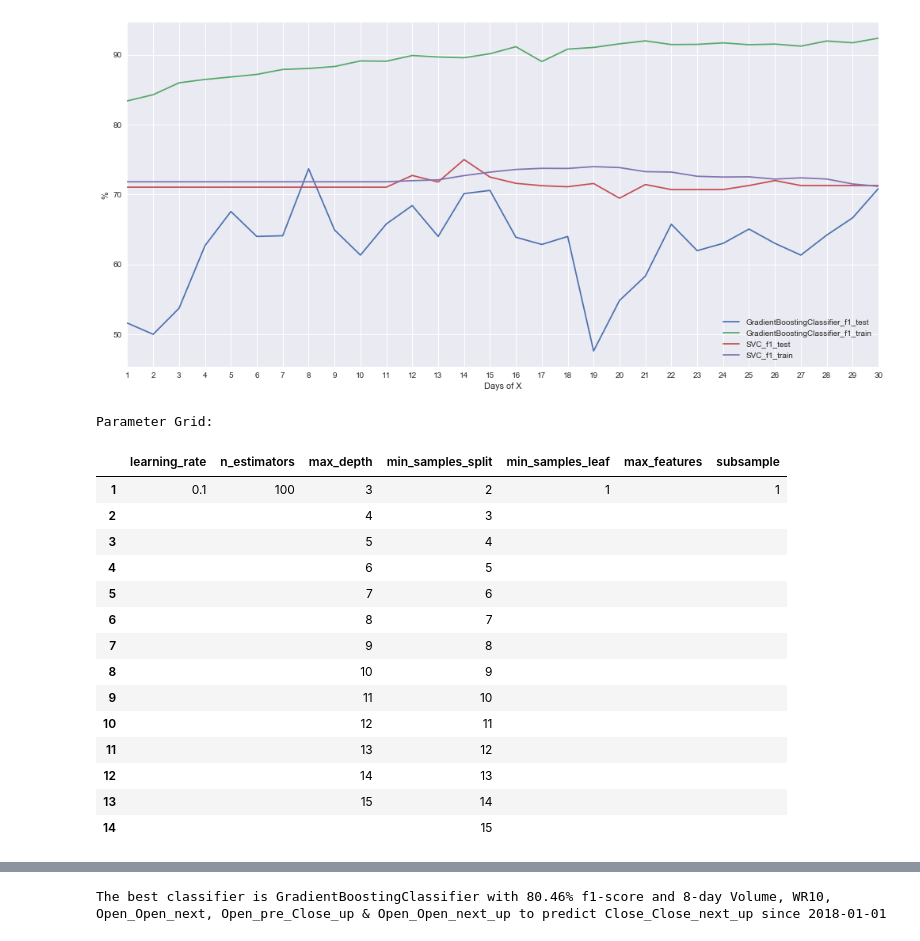
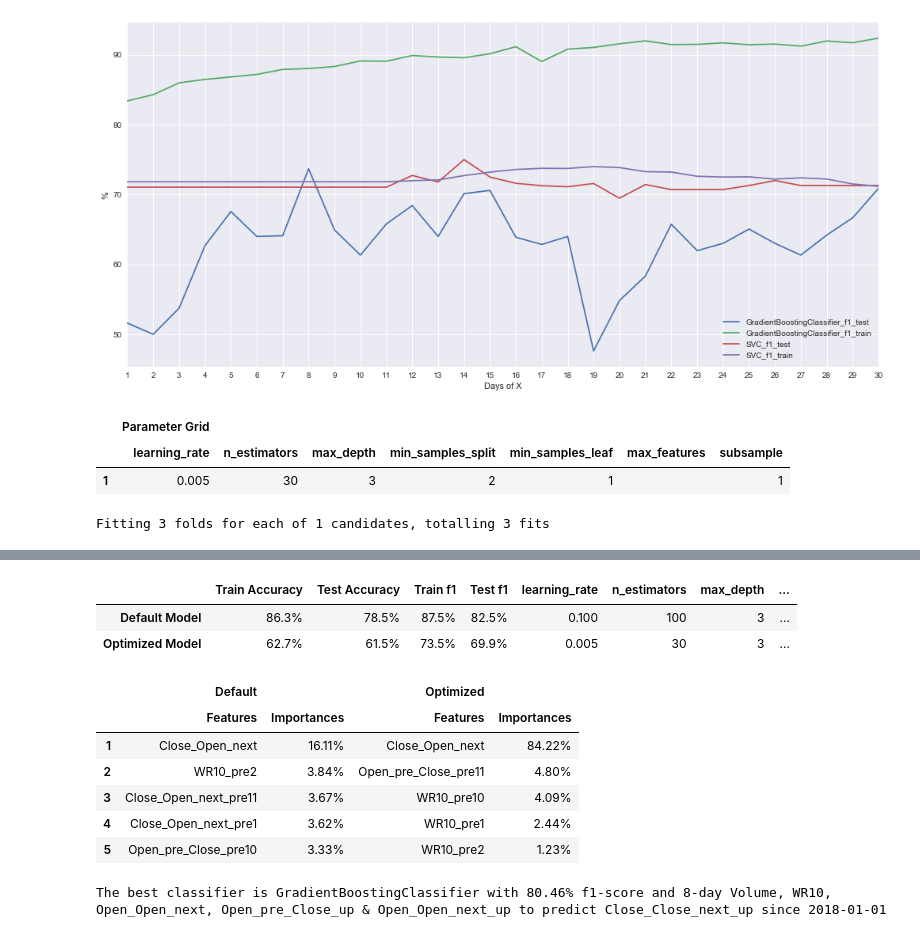
Before and after one commit to Mincent/capstone, a Jupyter notebook: report.ipynb, the cells around one changed output, grey strips where cells are left out. Saved outputs shown, nothing was run; the diff lists cells and outputs as text; code cells hidden in the pictures.

Commit message:
tune basic grid

```diff
--- a/report.ipynb
+++ b/report.ipynb
@@ -907,31 +906,41 @@ def Grid   (clf, parameters,                     X = X, y = y, feature = X_all,
 # %%
 feature          = results_best['feature']
 feature          = X_base + X_vec + X_up + X_stat
+feature          = [
+            'Volume'            ,
+            'Open_pre_Close'    ,
+            'Close_pre_Close_up',
+            'Open_Close_up'     ,
+            'Close_Open_next'   ,
+            'WR10'              ,
+                 ]
 
 parameters = OrderedDict([
     ('learning_rate'    ,
 #       list(np.arange    (
-#         0.05            ,
-#         0.2             ,
+# #         0.05            ,
+#         0.1             ,
+#         0.2 +0.05       ,
 #         0.05
 #                        ))+
     [
-#         0.005           ,
+#         0.001           ,
+        0.005           ,
 #         0.01            ,
 #         0.05            ,
-        0.1             , # default
+#         0.1             , # default
 #         0.2             ,
     ]                  ),
     ('n_estimators'     ,
 #       range            (
-# #        30               ,
-# #        40               ,
-#        80 +1            ,
-# #       100               , # default
-#       110 +1            ,
+#        20               ,
+#        50               ,
+# #        80 +1            ,
+# #       100 +1            , # default
 #        10
 #                        )+
     [
+       30               ,
 #        40               ,
 #      2*40               ,
 #      4*40               ,
@@ -939,7 +948,7 @@ parameters = OrderedDict([
 #     40*40               ,
 #        50               ,
 #        60               ,
-      100               , # default
+#       100               , # default
 #     10*50               ,
 #     20*50               ,
     ]                  ),
@@ -948,8 +957,8 @@ parameters = OrderedDict([
 #         2               ,
         3               , # default
 #         5               ,
-#         8 +1            ,
-       16               ,
+        8 +1            ,
+#        16               ,
                        )+
     [
 #         2               ,
@@ -963,11 +972,11 @@ parameters = OrderedDict([
         2               , # default
 #         7               , # 0.5*len(y)
 #         9               , # 0.5*len(y)
-#        15 +1            , #     len(y)
+       15 +1            , #     len(y)
        16               ,
                        )+
     [
-#         2               , # default
+        2               , # default
 #         3               ,
 #         5               ,
 #         7               , # 0.5*len(y)
@@ -1020,22 +1029,10 @@ grid, importances = Grid(
 #     SVC(),
     parameters, X, y,
     feature,
-    feature_days = 10
+    feature_days = 12
 )
 # %% [output]
+|  | Parameter Grid |  |  |  |  |  |  |
+|  | learning_rate | n_estimators | max_depth | min_samples_split | min_samples_leaf | max_features | subsample |
+| 1 | 0.005 | 30 | 3 | 2 | 1 |  | 1 |
-Parameter Grid:
+Fitting 3 folds for each of 1 candidates, totalling 3 fits
-|  | learning_rate | n_estimators | max_depth | min_samples_split | min_samples_leaf | max_features | subsample |
-| 1 | 0.1 | 100 | 3 | 2 | 1 |  | 1 |
-| 2 |  |  | 4 | 3 |  |  |  |
-| 3 |  |  | 5 | 4 |  |  |  |
-| 4 |  |  | 6 | 5 |  |  |  |
-| 5 |  |  | 7 | 6 |  |  |  |
-| 6 |  |  | 8 | 7 |  |  |  |
-| 7 |  |  | 9 | 8 |  |  |  |
-| 8 |  |  | 10 | 9 |  |  |  |
-| 9 |  |  | 11 | 10 |  |  |  |
-| 10 |  |  | 12 | 11 |  |  |  |
-| 11 |  |  | 13 | 12 |  |  |  |
-| 12 |  |  | 14 | 13 |  |  |  |
-| 13 |  |  | 15 | 14 |  |  |  |
-| 14 |  |  |  | 15 |  |  |  |
@@ -1042,3 +1040,13 @@ Parameter Grid:
+|  | Train Accuracy | Test Accuracy | Train f1 | Test f1 | learning_rate | n_estimators | max_depth | ... |
+| Default Model | 86.3% | 78.5% | 87.5% | 82.5% | 0.100 | 100 | 3 | ... |
+| Optimized Model | 62.7% | 61.5% | 73.5% | 69.9% | 0.005 | 30 | 3 | ... |
+|  | Default |  | Optimized |  |
+|  | Features | Importances | Features | Importances |
+| 1 | Close_Open_next | 16.11% | Close_Open_next | 84.22% |
+| 2 | WR10_pre2 | 3.84% | Open_pre_Close_pre11 | 4.80% |
+| 3 | Close_Open_next_pre11 | 3.67% | WR10_pre10 | 4.09% |
+| 4 | Close_Open_next_pre1 | 3.62% | WR10_pre1 | 2.44% |
+| 5 | Open_pre_Close_pre10 | 3.33% | WR10_pre2 | 1.23% |
 # %%
 feature_days_max =  14
 features         = [
```
Also changed, not shown: parts of 2 cells of this notebook.
